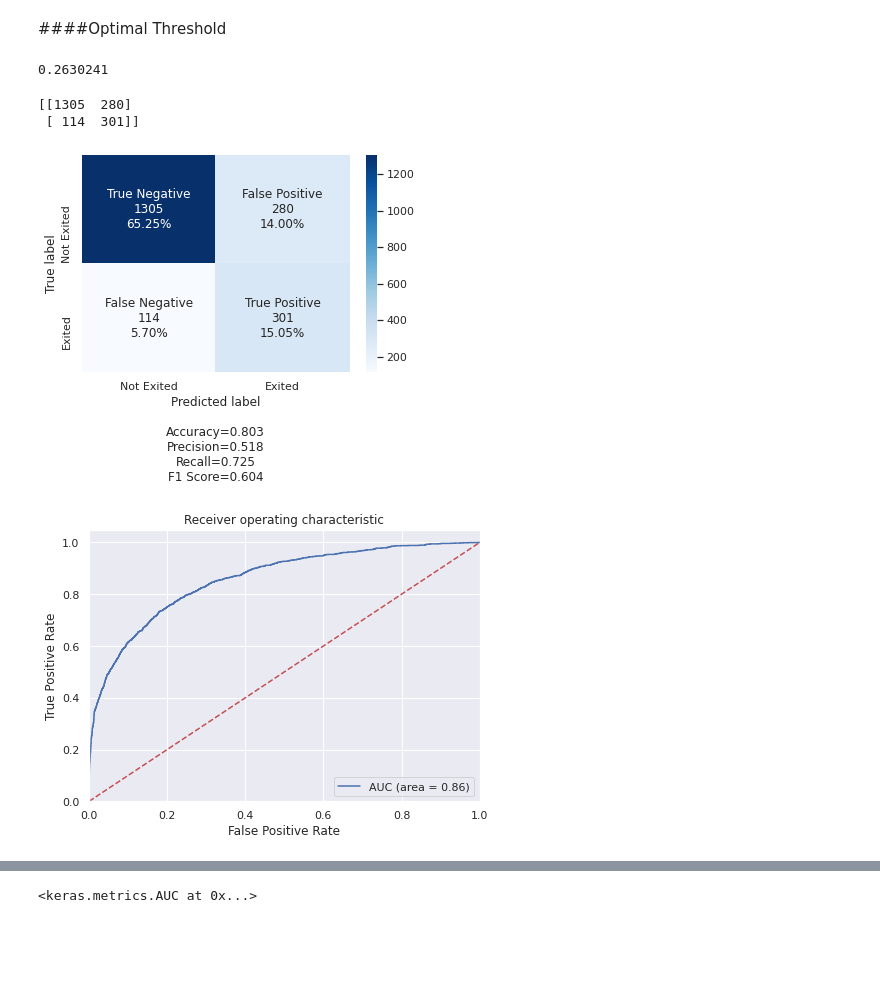
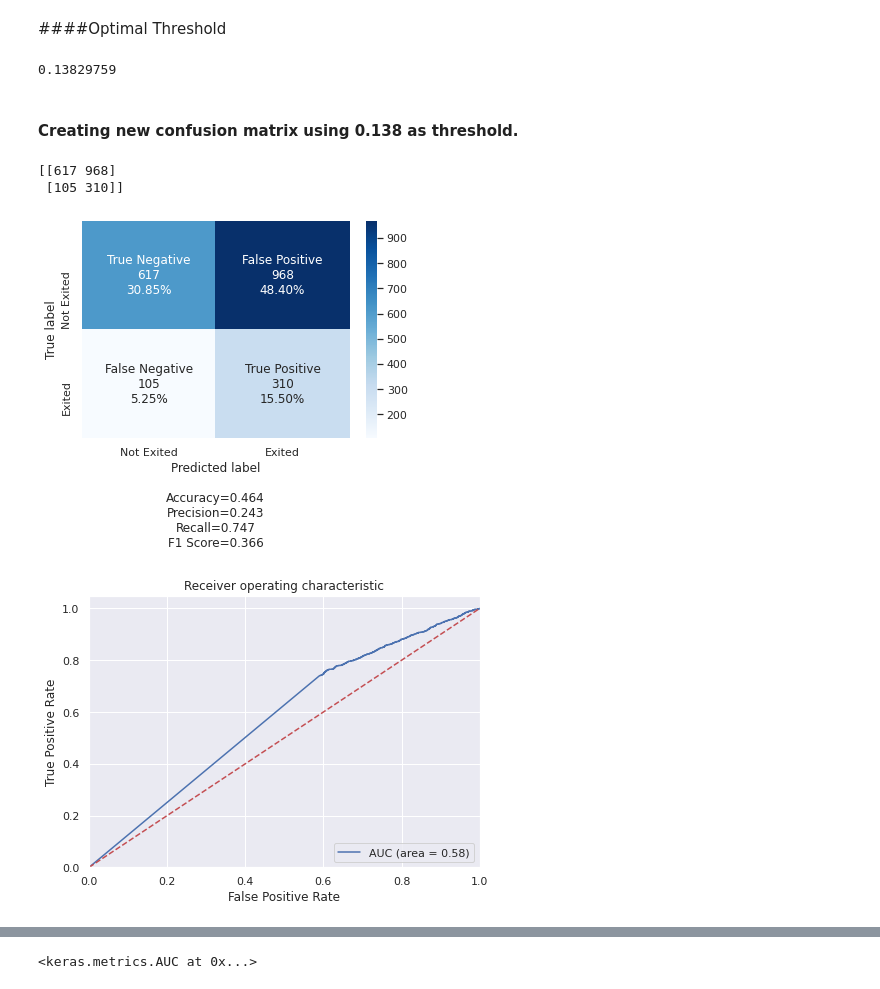
Before and after one commit to snegi5/hello-github, a Jupyter notebook: Module_7.ipynb, the cells around one changed output, grey strips where cells are left out. Saved outputs shown, nothing was run; the diff lists cells and outputs as text; code cells hidden in the pictures; blank space fills up the shorter version.

```diff
--- a/Module_7.ipynb
+++ b/Module_7.ipynb
@@ -362,11 +362,11 @@ Dropout is a regularization technique for neural network models proposed by Sriv
 # %%
-model = Sequential()
+# This adds the input layer (by specifying input dimension) AND the first hidden layer (units)
+model.add(Dense(units=16, input_dim = 11,activation='relu'))
+# hidden layer
+model.add(Dense(16,activation='relu'))
 
-model.add(Dense(units = 16, activation = 'relu', input_dim = 11))
-
-model.add(Dense(16, activation = 'relu'))
-
-model.add(Dense(1, activation = 'sigmoid'))
+# Adding the output layer
+model.add(Dense(1,activation='sigmoid'))
 # %%
 # Create optimizer with default learning rate
 # Compile the model
@@ -552,5 +561,0 @@ hist
-# %%
-
-pred_prob=list()
-for i in model.predict(X_train):
-  pred_prob.append(i[0])
@@ -573,27 +571,29 @@ optimal_idx = np.argmax(tpr - fpr)
 optimal_threshold_auc_roc = thresholds[optimal_idx]
 print(optimal_threshold_auc_roc)
 # %% [output]
-0.2630241
+0.13829759
+# %% [markdown]
+#### Creating new confusion matrix using 0.138 as threshold.
 # %%
 ## Confusion Matrix on unsee test set
 y_pred1 = model.predict(X_test)
 for i in range(len(y_test)):
-    if y_pred1[i]>0.26:
+    if y_pred1[i]>0.138:
         y_pred1[i]=1
     else:
         y_pred1[i]=0
 
 
 
 cm2=confusion_matrix(y_test, y_pred1)
 print(cm2)
 labels = ['True Negative','False Positive','False Negative','True Positive']
 categories = [ 'Not Exited','Exited']
 make_confusion_matrix(cm2,group_names=labels,categories=categories,cmap='Blues')
 # %% [output]
-[[1305  280]
- [ 114  301]]
+[[617 968]
+ [105 310]]
-[figure, old version]
+[figure, new version]
 # %%
 roc_auc_train = roc_auc_score(y_train, model.predict(X_train))
 fpr, tpr, thresholds = roc_curve(y_train, model.predict(X_train))
@@ -608,7 +608,7 @@ plt.title('Receiver operating characteristic')
 plt.legend(loc="lower right")
 plt.show()
 # %% [output]
-[figure, old version]
+[figure, new version]
 # %%
 roc_auc_test = roc_auc_score(y_test, model.predict(X_test))
 fpr, tpr, thresholds = roc_curve(y_test, model.predict(X_test))
```
Also changed, not shown: parts of 22 cells of this notebook.
